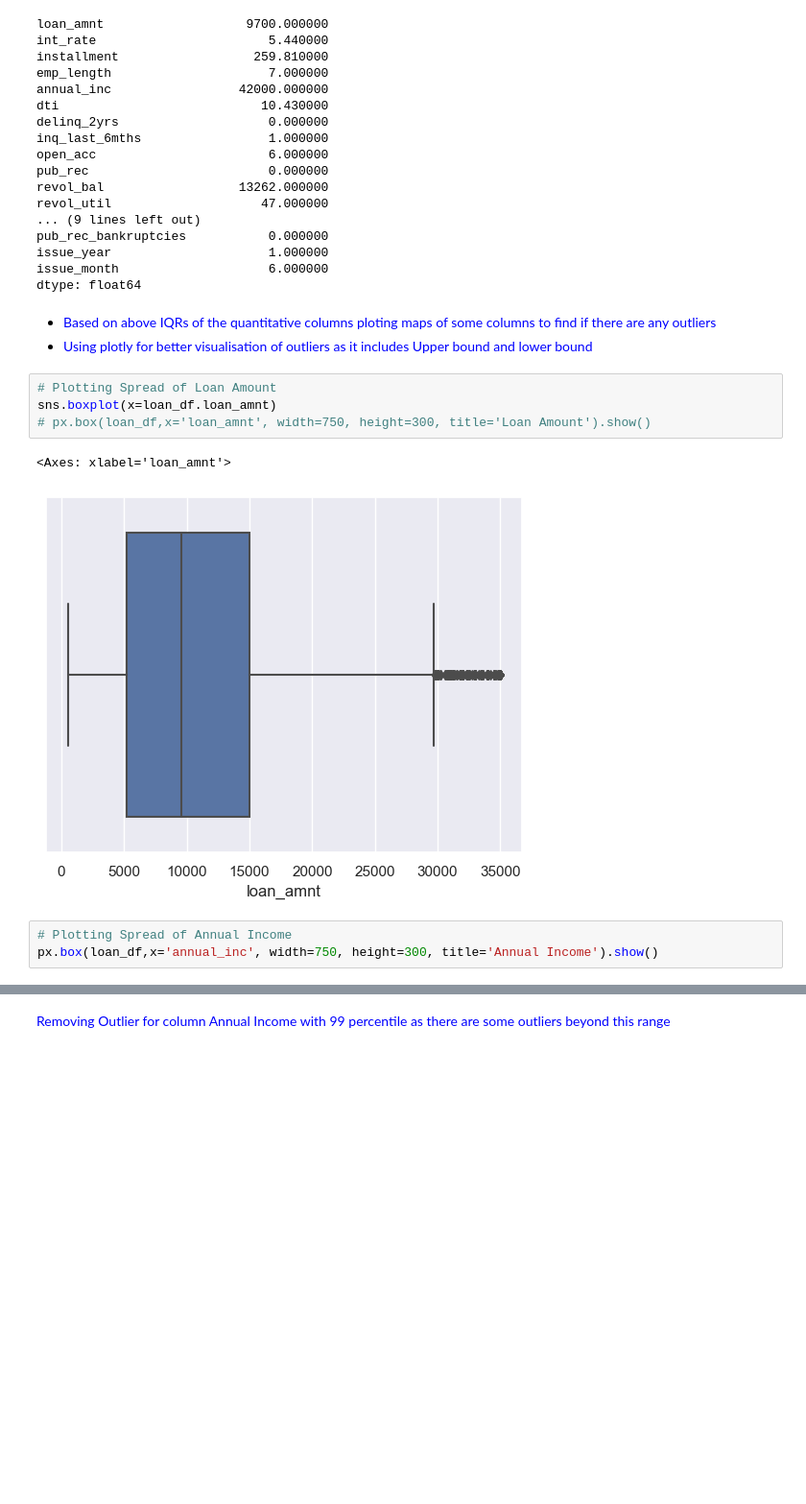
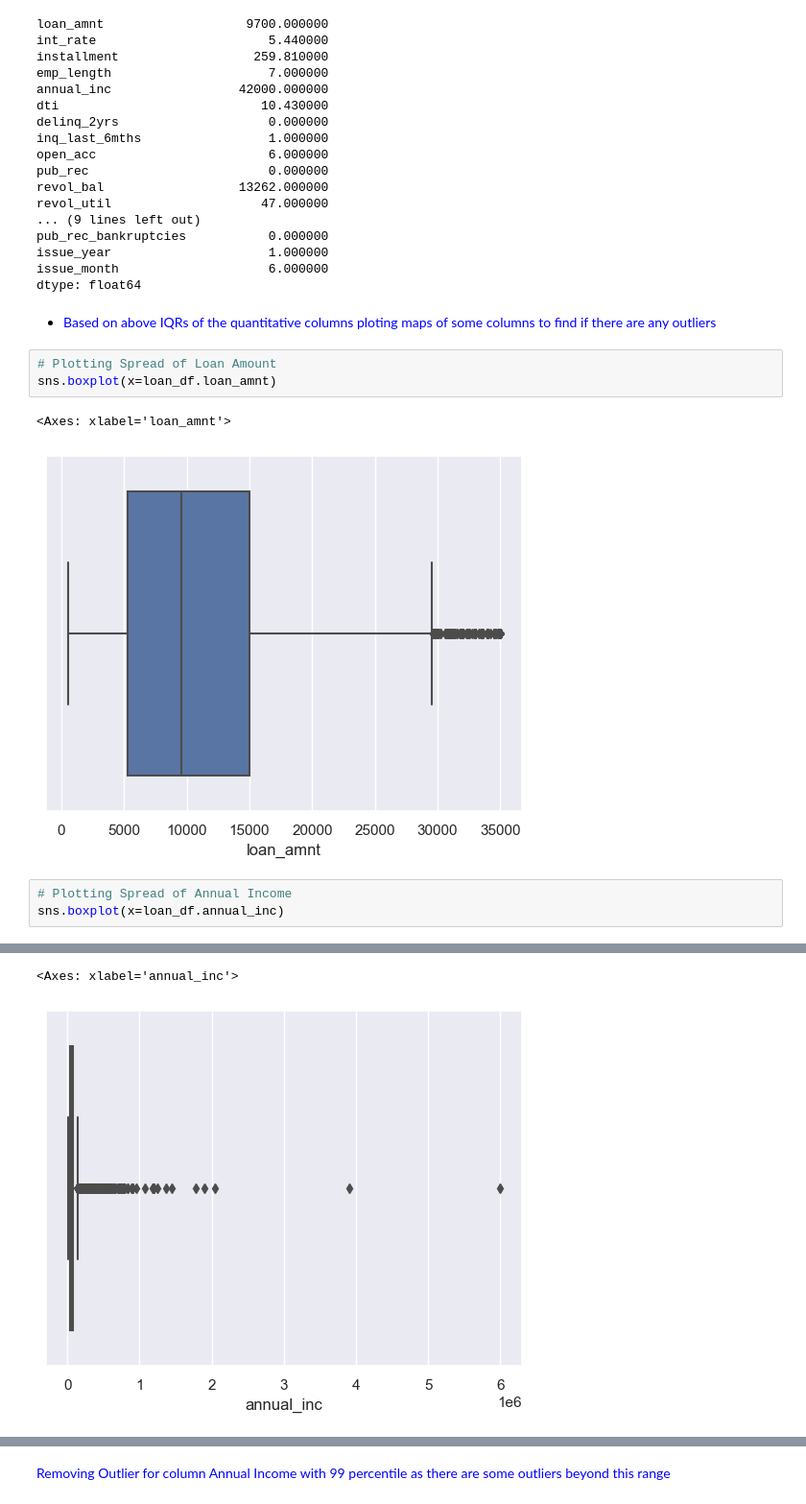
Before and after one commit to upasanapaul/LendingClubCaseStudy, a Jupyter notebook: lending_club_case_study.ipynb, the cells around one changed output, grey strips where cells are left out. Shown: that part at 96% size. Saved outputs shown, nothing was run; the diff lists cells and outputs as text; blank space fills up the shorter version.

Commit message:
saving as boxplot not visible

```diff
--- a/lending_club_case_study.ipynb
+++ b/lending_club_case_study.ipynb
@@ -285,15 +285,13 @@ issue_month                    6.000000
 dtype: float64
 # %% [markdown]
 - <font color="blue">Based on above IQRs of the quantitative columns ploting maps of some columns to find if there are any outliers</font>
-- <font color="blue">Using plotly for better visualisation of outliers as it includes Upper bound and lower bound</font>
 # %%
 # Plotting Spread of Loan Amount
 sns.boxplot(x=loan_df.loan_amnt)
-# px.box(loan_df,x='loan_amnt', width=750, height=300, title='Loan Amount').show()
 # %% [output]
 <Axes: xlabel='loan_amnt'>
 [figure]
 # %%
 # Plotting Spread of Annual Income
-px.box(loan_df,x='annual_inc', width=750, height=300, title='Annual Income').show()
+sns.boxplot(x=loan_df.annual_inc)
 # %% [output]
@@ -301,2 +298,4 @@ px.box(loan_df,x='annual_inc', width=750, height=300, title='Annual Income').sho
+<Axes: xlabel='annual_inc'>
+[figure, added]
 # %%
 # Plotting Spread of Debt to Income Ratio
```
Also changed, not shown: parts of 2 cells of this notebook.
